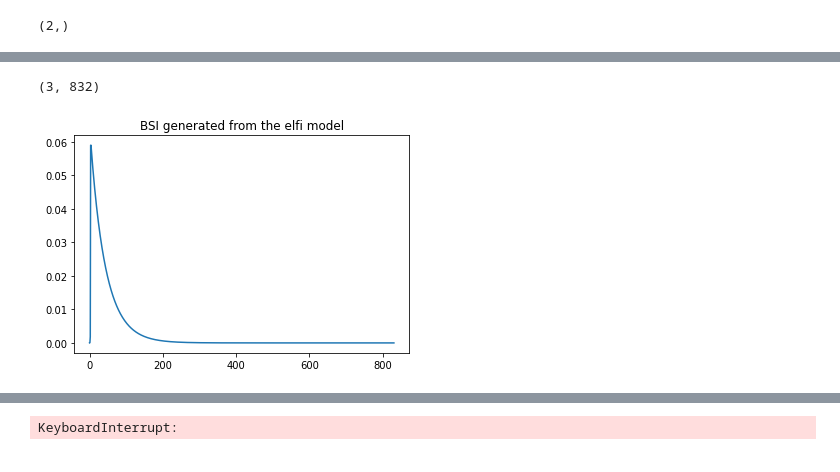
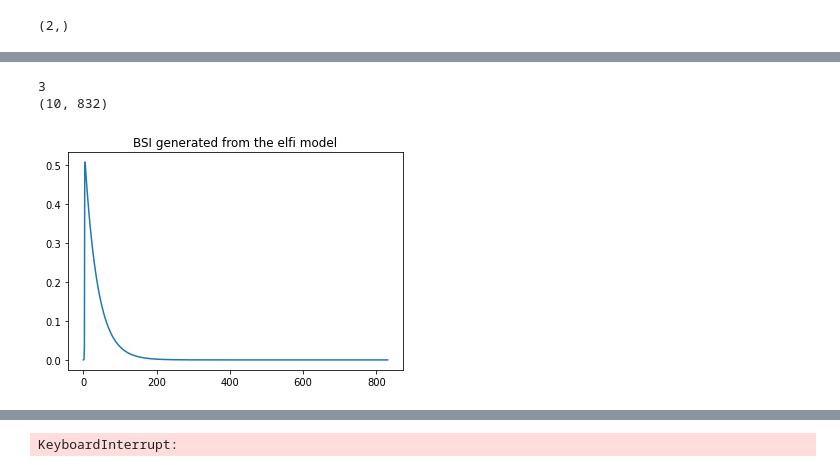
Before and after one commit to fanoja/Ecoli-R0, a Jupyter notebook: Model 1.ipynb, the cells around one changed output, grey strips where cells are left out. Cells and saved outputs as stored; diff of their text form; code cells hidden in the pictures.

```diff
--- a/Model 1.ipynb
+++ b/Model 1.ipynb
@@ -129,8 +106,3 @@ ST131 observations: 272
-# %%
-bsac_data = bsac_data.rename(columns = {'Year_of_isolation':'year', 'MLST':'ST', 'Phylogroup':'clade'})
-norm_data = norm_data.rename(columns = {'CC131_clades':'clade'})
-
-#bsac_data.head()
 # %%
 # Unique clades in BSAC:
 bsac_data['clade'].unique()
@@ -138,23 +110,3 @@ bsac_data['clade'].unique()
 array(['D', 'A', 'B2', 'E', 'F', 'B1'], dtype=object)
 # %% [markdown]
 Clade A does not represent ST131 in BSAC data. Probably makes sense, we are speaking of a different country.
-# %%
-def get_obs_BSI(df, clade, cladecol = 'clade', is_prop = True):
-    # Get the proportion of clade out of all observations per year
-
-    if 'clade' in df.columns:
-        cladecol = 'clade'
-
-    if is_prop:
-        theta_BSI_obs = pd.value_counts(df.loc[df[cladecol] == clade]["year"])/pd.value_counts(df["year"])# n clades per year/n all ST131 obs
-    else:
-        theta_BSI_obs = pd.value_counts(df.loc[df[cladecol] == clade]["year"]).sort_index() # these are counts directly
-
-
-    return theta_BSI_obs.fillna(0) # assume that years with missing obs did not have any BSI cases.
-
-
-data = bsac_data
-clade = "A"
-
-print(get_obs_BSI(norm_data, clade = "A", is_prop = True))
@@ -1088,14 +739,14 @@ plt.show()
 # %%
-print(SIR.generate(3).shape)
+print(len(SIRsim.generate(1)))
+print(SIRsim.generate(10)[1].shape)
 
-SIR.generate(1)
-
-plt.plot(SIR.generate(1)[0])
+plt.plot(SIRsim.generate(1)[1][0])
 plt.title("BSI generated from the elfi model")
 plt.show()
 # %% [output]
-(3, 832)
+3
+(10, 832)
-[figure, old version]
+[figure, new version]
 # %%
 np.warnings.filterwarnings('ignore', category=np.VisibleDeprecationWarning)
 bs = 20
```
Also changed, not shown: parts of 33 cells of this notebook.
